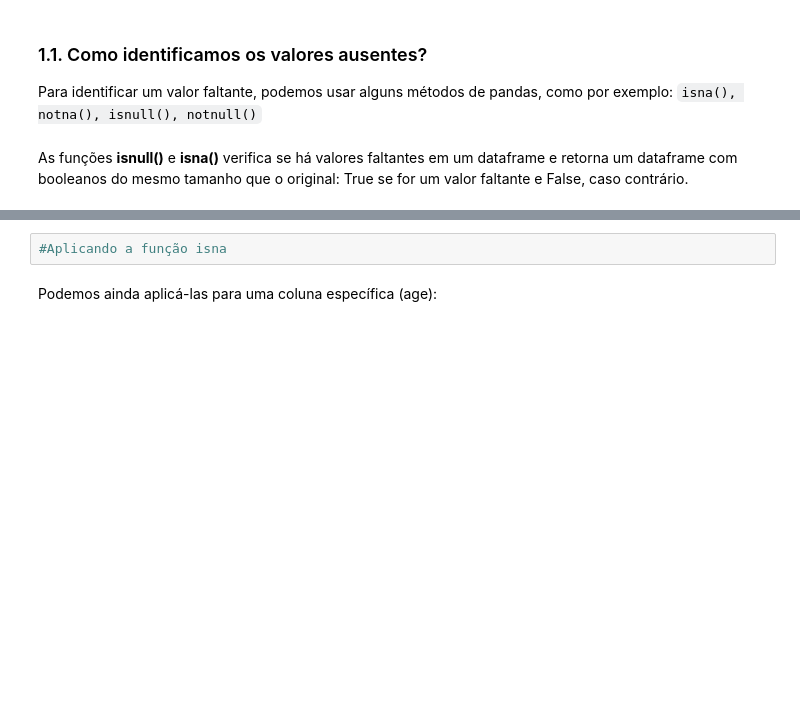
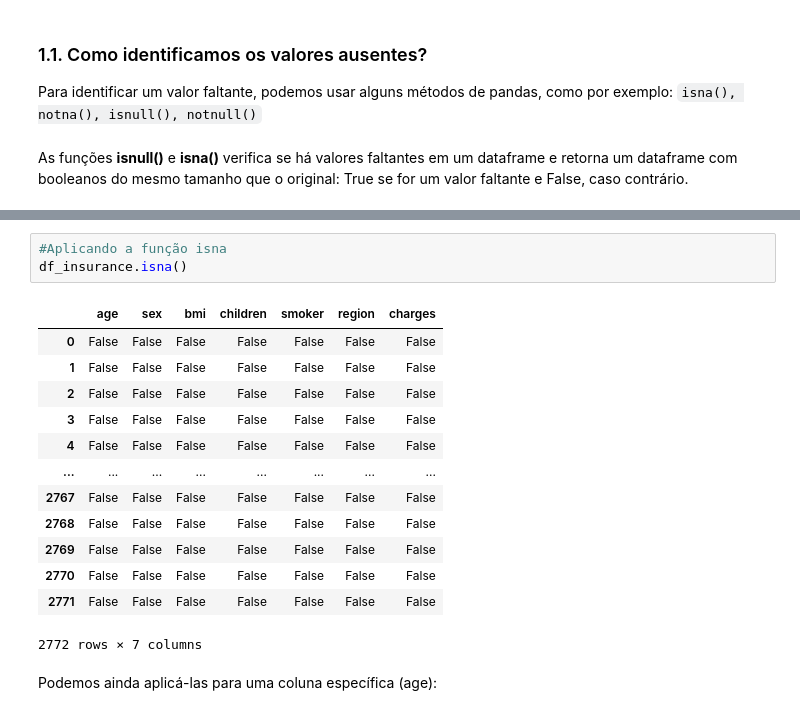
Before and after one commit to allansuzuki/ADA_classes, a Jupyter notebook: DS-PY-Data-Science/DS-PY-004 TÉCNICAS DE PROGRAMAÇÃO I (PY)/Material do Aluno/Aula 6/Aula_06_Dados_faltantes_e_Anomalias.ipynb, the cells around one changed output, grey strips where cells are left out. Saved outputs shown, nothing was run; the diff lists cells and outputs as text; blank space fills up the shorter version.

```diff
--- a/DS-PY-Data-Science/DS-PY-004 TÉCNICAS DE PROGRAMAÇÃO I (PY)/Material do Aluno/Aula 6/Aula_06_Dados_faltantes_e_Anomalias.ipynb
+++ b/DS-PY-Data-Science/DS-PY-004 TÉCNICAS DE PROGRAMAÇÃO I (PY)/Material do Aluno/Aula 6/Aula_06_Dados_faltantes_e_Anomalias.ipynb
@@ -62,4 +134,19 @@ As funções **isnull()** e **isna()** verifica se há valores faltantes em um d
 # %%
 #Aplicando a função isna
+df_insurance.isna()
+# %% [output]
+|  | age | sex | bmi | children | smoker | region | charges |
+| 0 | False | False | False | False | False | False | False |
+| 1 | False | False | False | False | False | False | False |
+| 2 | False | False | False | False | False | False | False |
+| 3 | False | False | False | False | False | False | False |
+| 4 | False | False | False | False | False | False | False |
+| ... | ... | ... | ... | ... | ... | ... | ... |
+| 2767 | False | False | False | False | False | False | False |
+| 2768 | False | False | False | False | False | False | False |
+| 2769 | False | False | False | False | False | False | False |
+| 2770 | False | False | False | False | False | False | False |
+| 2771 | False | False | False | False | False | False | False |
+2772 rows × 7 columns
 # %% [markdown]
 Podemos ainda aplicá-las para uma coluna específica (age):
```
Also changed, not shown: parts of 34 cells of this notebook, 2 other files.
